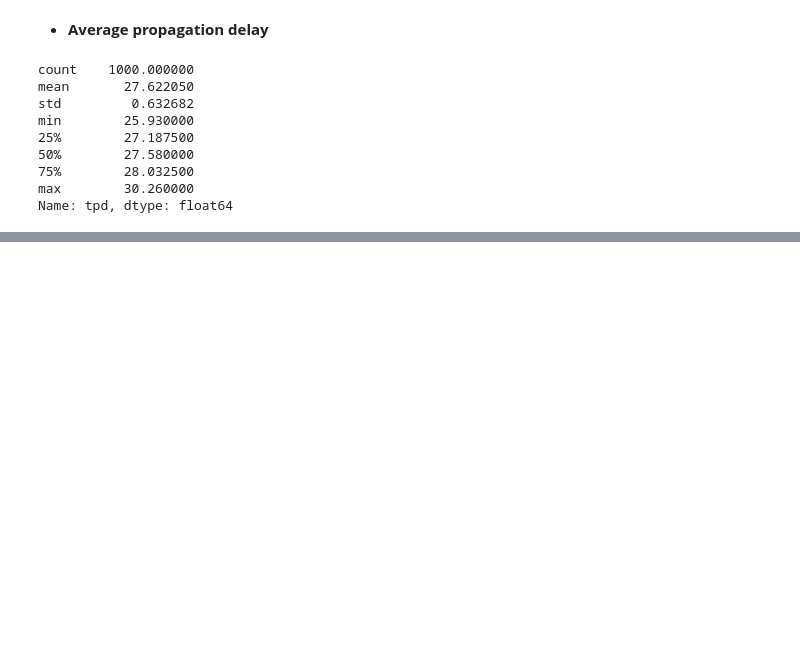
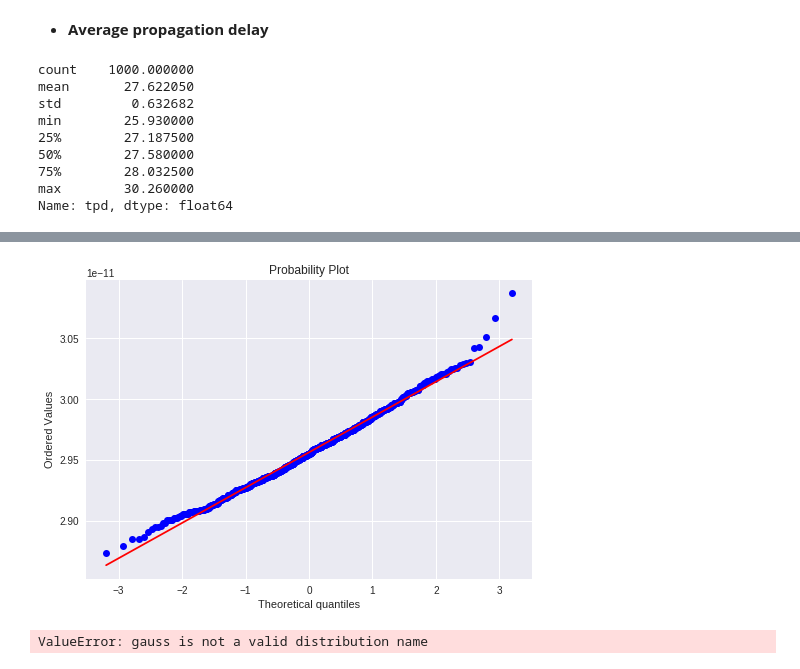
Before and after one commit to finkenauer/circuit-reliability, a Jupyter notebook: inverter/Measure analysis from inverter simulating Monte Carlo.ipynb, the cells around one changed output, grey strips where cells are left out. Drawn from its saved outputs; the diff is of its cells as text; code cells hidden in the pictures; blank space fills up the shorter version.

```diff
--- a/inverter/Measure analysis from inverter simulating Monte Carlo.ipynb
+++ b/inverter/Measure analysis from inverter simulating Monte Carlo.ipynb
@@ -325,0 +390,10 @@ sns.kdeplot(df['tpd'])
+# %%
+stats.probplot(df.trise, dist="norm", plot=pylab)
+pylab.show()
+# %% [output]
+[figure, added]
+# %%
+stats.probplot(df.tfall, dist="norm", plot=pylab)
+pylab.show()
+# %% [output]
+ValueError: gauss is not a valid distribution name
```
Also changed, not shown: parts of 34 cells of this notebook.
